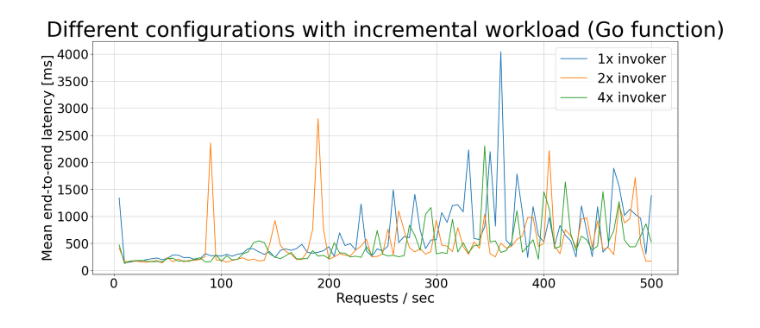
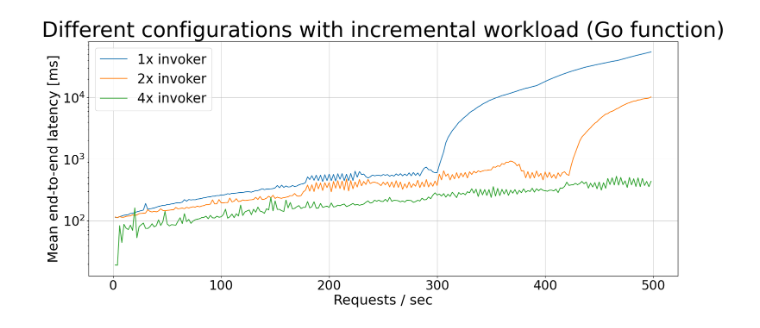
Before and after one commit to FabioGentili99/MSc-thesis---Dependency-injection-in-serverless-scenarios, a Jupyter notebook: first-architecture/logs/first_arch_incremental_workload.ipynb, the cells around one changed output. Cells and saved outputs as stored; diff of their text form; code cells hidden in the pictures.

Commit message:
new graphics first arch

```diff
--- a/first-architecture/logs/first_arch_incremental_workload.ipynb
+++ b/first-architecture/logs/first_arch_incremental_workload.ipynb
@@ -243,13 +251,19 @@ plt.show()
 # %%
-logs_first_arch_js_1_invoker_incremental1 = "logs_first_arch_js_1_invoker_incremental90.txt"
-logs_first_arch_js_2_invoker_incremental1 = "logs_first_arch_js_2_invoker_incremental90.txt"
-logs_first_arch_js_4_invoker_incremental1 = "logs_first_arch_js_4_invoker_incremental90.txt"
+logs_first_arch_js_1_invoker_incremental1 = "logs_first_arch_js_1_invoker_incremental110.txt"
+logs_first_arch_js_2_invoker_incremental1 = "logs_first_arch_js_2_invoker_incremental110.txt"
+logs_first_arch_js_4_invoker_incremental1 = "logs_first_arch_js_4_invoker_incremental110.txt"
 
+logs_first_arch_js_4_invoker_incremental2 = "logs_first_arch_js_4_invoker_incremental111.txt"
 
 
 acl_js1 = pd.read_csv (logs_first_arch_js_1_invoker_incremental1, names = ["timestamp", "level", "message"])
 acl_js2 = pd.read_csv (logs_first_arch_js_2_invoker_incremental1, names = ["timestamp", "level", "message"])
 acl_js4 = pd.read_csv (logs_first_arch_js_4_invoker_incremental1, names = ["timestamp", "level", "message"])
+
+acl_js42 = pd.read_csv (logs_first_arch_js_4_invoker_incremental2, names = ["timestamp", "level", "message"])
+
+acl_js4 = pd.concat([acl_js4, acl_js42])
+acl_js4 = acl_js4.sort_values(by=['timestamp'])
 
 
 
@@ -485,18 +499,19 @@ import re
 import matplotlib.pyplot as plt
 
 
-logs_first_arch_go_1_invoker_incremental1 = "logs_first_arch_go_1_invoker_incremental90.txt"
-logs_first_arch_go_2_invoker_incremental1 = "logs_first_arch_go_2_invoker_incremental90.txt"
-logs_first_arch_go_4_invoker_incremental1 = "logs_first_arch_go_4_invoker_incremental90.txt"
-
+logs_first_arch_go_1_invoker_incremental1 = "logs_first_arch_go_1_invoker_incremental100.txt"
+logs_first_arch_go_2_invoker_incremental1 = "logs_first_arch_go_2_invoker_incremental100.txt"
+logs_first_arch_go_4_invoker_incremental1 = "logs_first_arch_go_4_invoker_incremental100.txt"
+logs_first_arch_go_4_invoker_incremental2 = "logs_first_arch_go_4_invoker_incremental101.txt"
 
 
 acl_go1 = pd.read_csv (logs_first_arch_go_1_invoker_incremental1, names = ["timestamp", "level", "message"])
 acl_go2 = pd.read_csv (logs_first_arch_go_2_invoker_incremental1, names = ["timestamp", "level", "message"])
 acl_go4 = pd.read_csv (logs_first_arch_go_4_invoker_incremental1, names = ["timestamp", "level", "message"])
+acl_go42 = pd.read_csv (logs_first_arch_go_4_invoker_incremental2, names = ["timestamp", "level", "message"])
 
-
-
+acl_go4 = pd.concat([acl_go4, acl_go42])
+acl_go4 = acl_go4.sort_values(by=['timestamp'])
 
 
 
@@ -647,7 +662,7 @@ acl_go_tot1_rps = []
 acl_go_mdb1_rps = []
 acl_go_fun1_rps = []
 used = 0
-for x in range (5, 501, 5):
+for x in range (2, 501, 2):
     y = np.mean(acl_go_tot1[used:used+x])
     acl_go_tot1_rps.append(y)
     y = np.mean(acl_go_mdb1[used:used+x])
@@ -661,7 +676,7 @@ acl_go_tot2_rps = []
 acl_go_mdb2_rps = []
 acl_go_fun2_rps = []
 used = 0
-for x in range (5, 501, 5):
+for x in range (2, 501, 2):
     y = np.mean(acl_go_tot2[used:used+x])
     acl_go_tot2_rps.append(y)
     y = np.mean(acl_go_mdb2[used:used+x])
@@ -675,7 +690,7 @@ acl_go_tot4_rps = []
 acl_go_mdb4_rps = []
 acl_go_fun4_rps = []
 used = 0
-for x in range (5, 501, 5):
+for x in range (2, 501, 2):
     y = np.mean(acl_go_tot4[used:used+x])
     acl_go_tot4_rps.append(y)
     y = np.mean(acl_go_mdb4[used:used+x])
@@ -685,27 +700,27 @@ for x in range (5, 501, 5):
     used = used+x
 
 
-rps_go = range(5, 501, 5)
+rps_go = range(2, 501, 2)
 # %%
 #acl go tot incremental first arch
 fig, ax = plt.subplots(figsize = (20,8))
 ax.set_title("Different configurations with incremental workload (Go function)", fontsize = 40)
 ax.set_xlabel('Requests / sec', fontsize = 26)
 ax.set_ylabel('Mean end-to-end latency [ms]', fontsize = 26)
 ax.plot(rps_go, acl_go_tot1_rps, label = '1x invoker')
 ax.plot(rps_go, acl_go_tot2_rps, label = '2x invoker')
 ax.plot(rps_go, acl_go_tot4_rps, label = '4x invoker')
 #ax.plot(log_go_tot, label = 'log function')
 plt.xticks(fontsize=24)
 plt.yticks(fontsize=24)
 ax.grid(True, linewidth=0.5)
 #~ax.set_xticks(range(5,21,5))
-#plt.yscale('log')
-plt.legend(loc = 'upper right')
+plt.yscale('log')
+plt.legend(loc = 'upper left')
 plt.rc('legend', fontsize = 25)
 plt.show()
 # %% [output]
-[figure, old version]
+[figure, new version]
 # %%
 #acl go mdb incremental first arch
 fig, ax = plt.subplots(figsize = (20,8))
```
Also changed, not shown: parts of 9 cells of this notebook, 29 other files.
